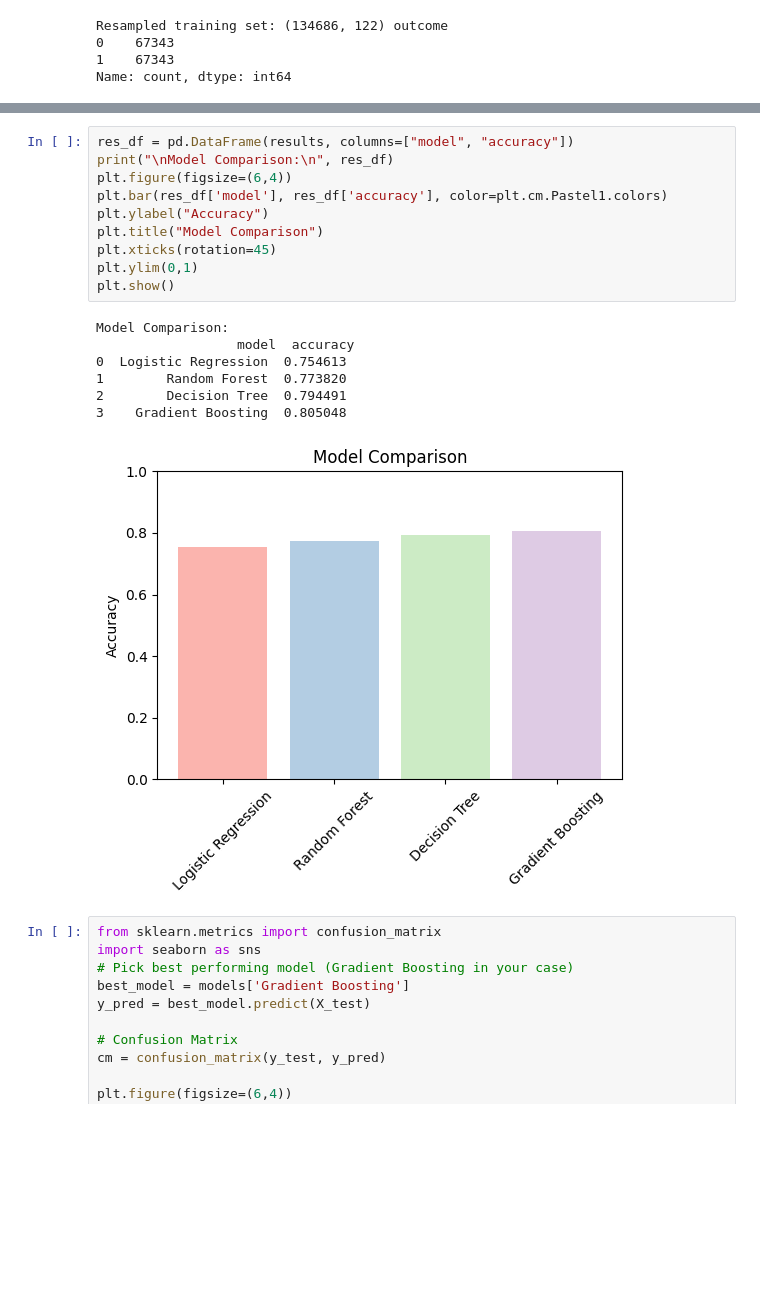
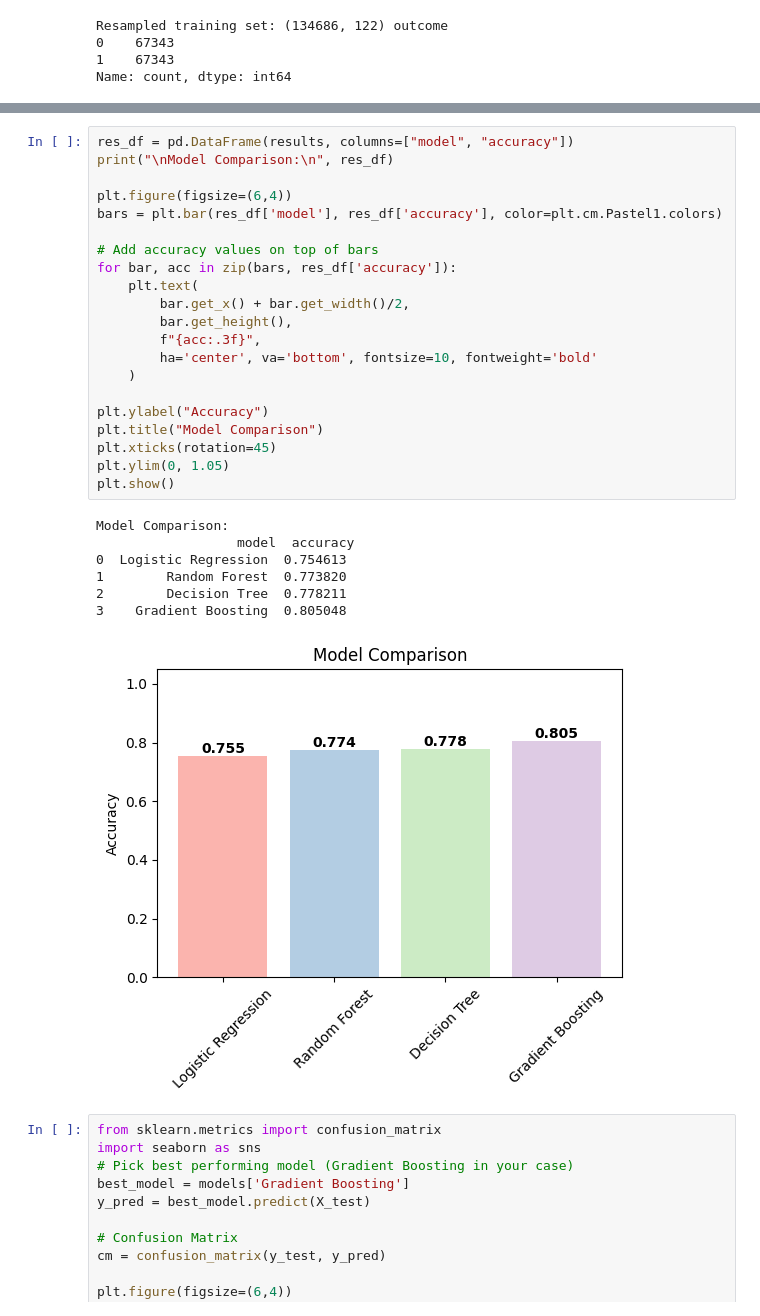
Before and after one commit to SpringBoardMentor193s/SentinelNet, a Jupyter notebook: notebooks/nsl.ipynb, the cells around one changed output, grey strips where cells are left out. Drawn from its saved outputs; the diff is of its cells as text; blank space fills up the shorter version.

```diff
--- a/notebooks/nsl.ipynb
+++ b/notebooks/nsl.ipynb
@@ -364,21 +364,32 @@ weighted avg     0.8521    0.8050    0.8039     22544
 # %%
 res_df = pd.DataFrame(results, columns=["model", "accuracy"])
 print("\nModel Comparison:\n", res_df)
+
 plt.figure(figsize=(6,4))
-plt.bar(res_df['model'], res_df['accuracy'], color=plt.cm.Pastel1.colors)
+bars = plt.bar(res_df['model'], res_df['accuracy'], color=plt.cm.Pastel1.colors)
+
+# Add accuracy values on top of bars
+for bar, acc in zip(bars, res_df['accuracy']):
+    plt.text(
+        bar.get_x() + bar.get_width()/2,
+        bar.get_height(),
+        f"{acc:.3f}",
+        ha='center', va='bottom', fontsize=10, fontweight='bold'
+    )
+
 plt.ylabel("Accuracy")
 plt.title("Model Comparison")
 plt.xticks(rotation=45)
-plt.ylim(0,1)
+plt.ylim(0, 1.05)
 plt.show()
 # %% [output]
 Model Comparison:
                   model  accuracy
 0  Logistic Regression  0.754613
 1        Random Forest  0.773820
-2        Decision Tree  0.794491
+2        Decision Tree  0.778211
 3    Gradient Boosting  0.805048
-[figure, old version]
+[figure, new version]
 # %%
 from sklearn.metrics import confusion_matrix
 import seaborn as sns
```
Also changed, not shown: parts of 2 cells of this notebook.
